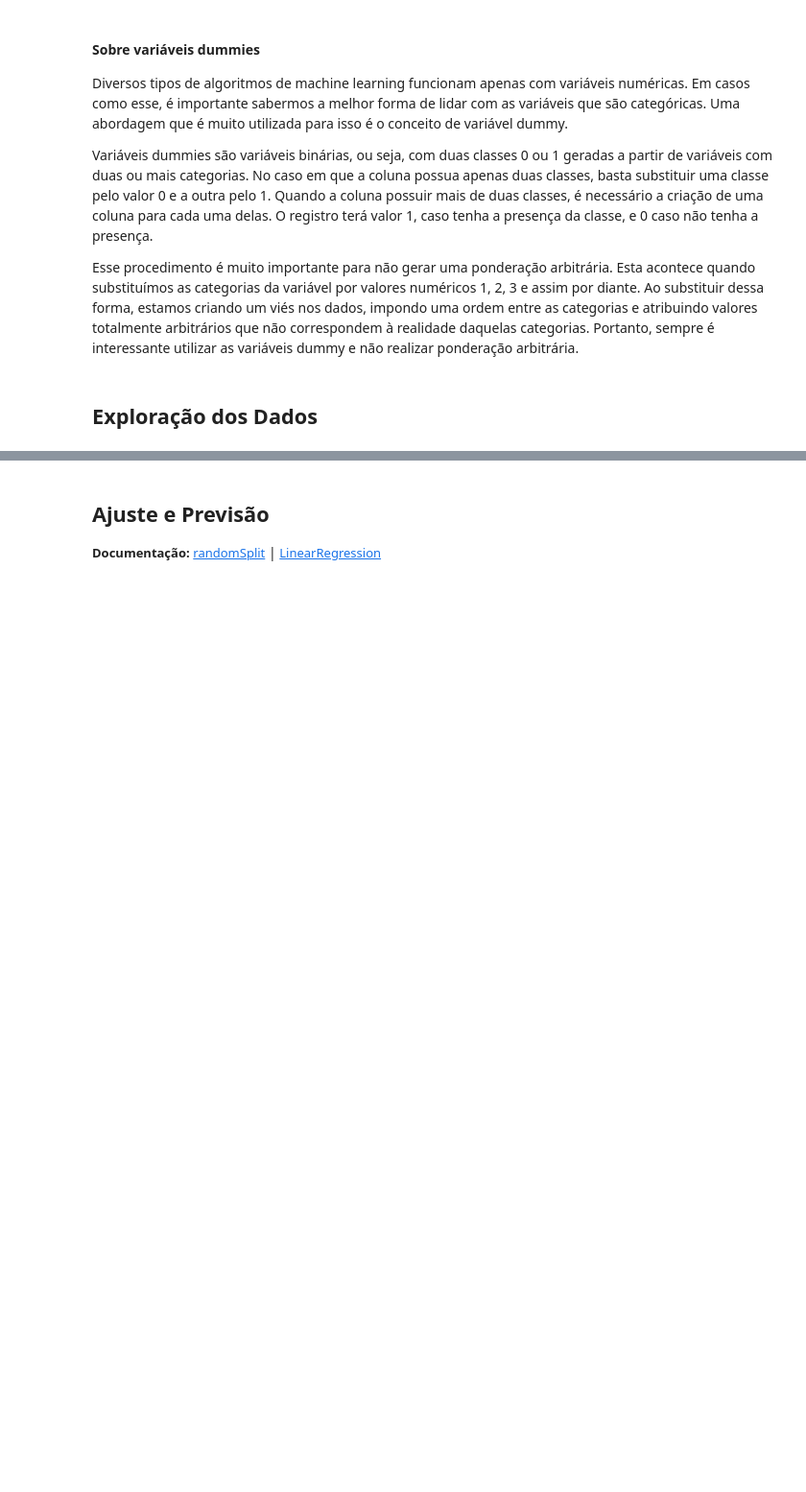
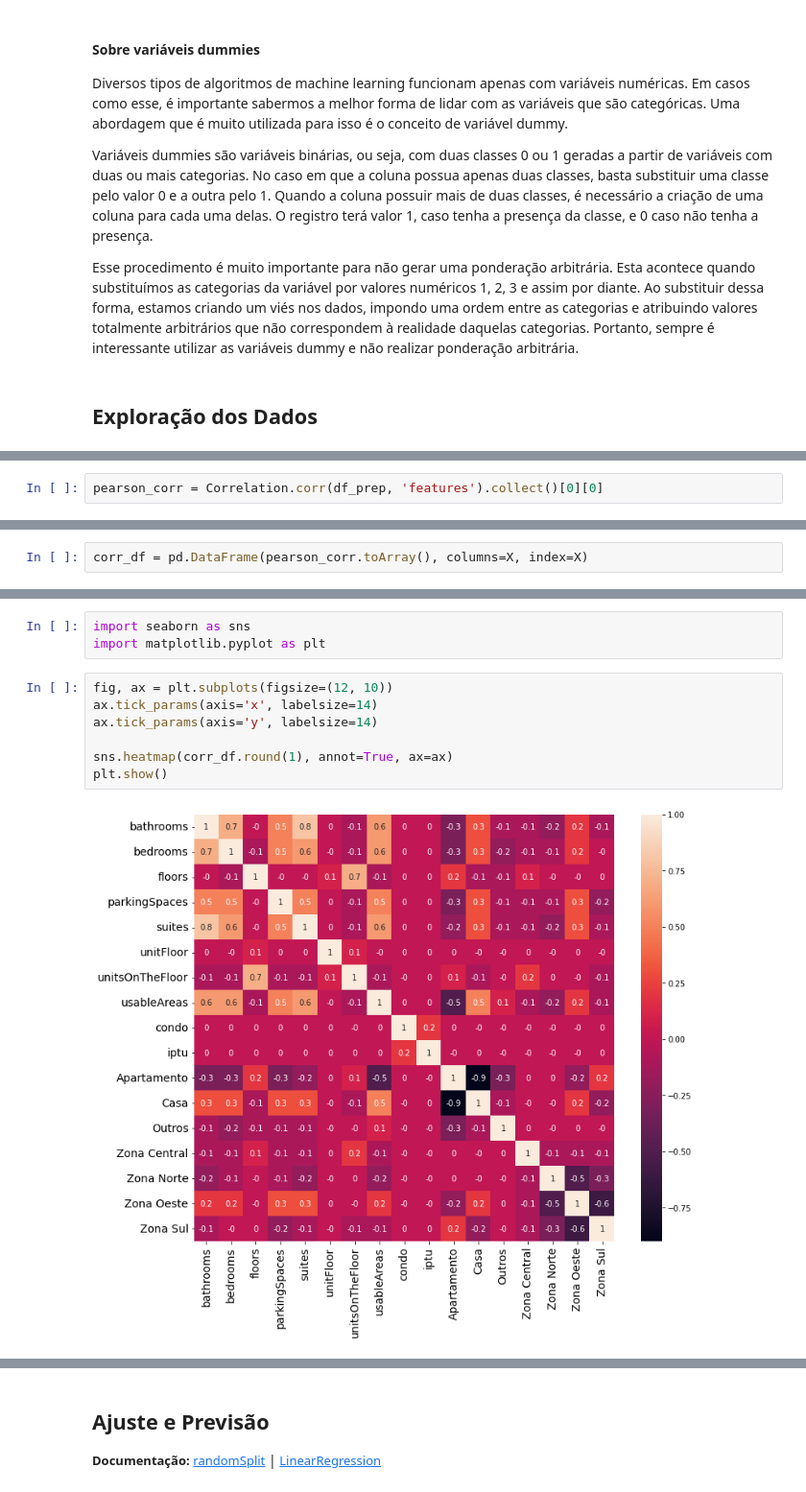
Before and after one commit to williambrunos/Pyspark, a Jupyter notebook: Regression_with_pyspark/Spark_regressão.ipynb, the cells around one changed output, grey strips where cells are left out. Shown at 96% size. Saved outputs shown, nothing was run; the diff lists cells and outputs as text; blank space fills up the shorter version.

Commit message:
Pearson Correlation

```diff
--- a/Regression_with_pyspark/Spark_regressão.ipynb
+++ b/Regression_with_pyspark/Spark_regressão.ipynb
@@ -712,0 +724,2 @@ Esse procedimento é muito importante para não gerar uma ponderação arbitrár
+# %%
+pearson_corr = Correlation.corr(df_prep, 'features').collect()[0][0]
@@ -713,2 +730,4 @@ Esse procedimento é muito importante para não gerar uma ponderação arbitrár
 # %% [markdown]
 <img src='https://media.discordapp.net/attachments/888468711906893834/968929975963119626/unknown.png'>
+# %%
+corr_df = pd.DataFrame(pearson_corr.toArray(), columns=X, index=X)
@@ -714,0 +755,12 @@ Esse procedimento é muito importante para não gerar uma ponderação arbitrár
+# %%
+import seaborn as sns
+import matplotlib.pyplot as plt
+# %%
+fig, ax = plt.subplots(figsize=(12, 10))
+ax.tick_params(axis='x', labelsize=14)
+ax.tick_params(axis='y', labelsize=14)
+
+sns.heatmap(corr_df.round(1), annot=True, ax=ax)
+plt.show()
+# %% [output]
+[figure, added]
```
Also changed, not shown: parts of 8 cells of this notebook.
